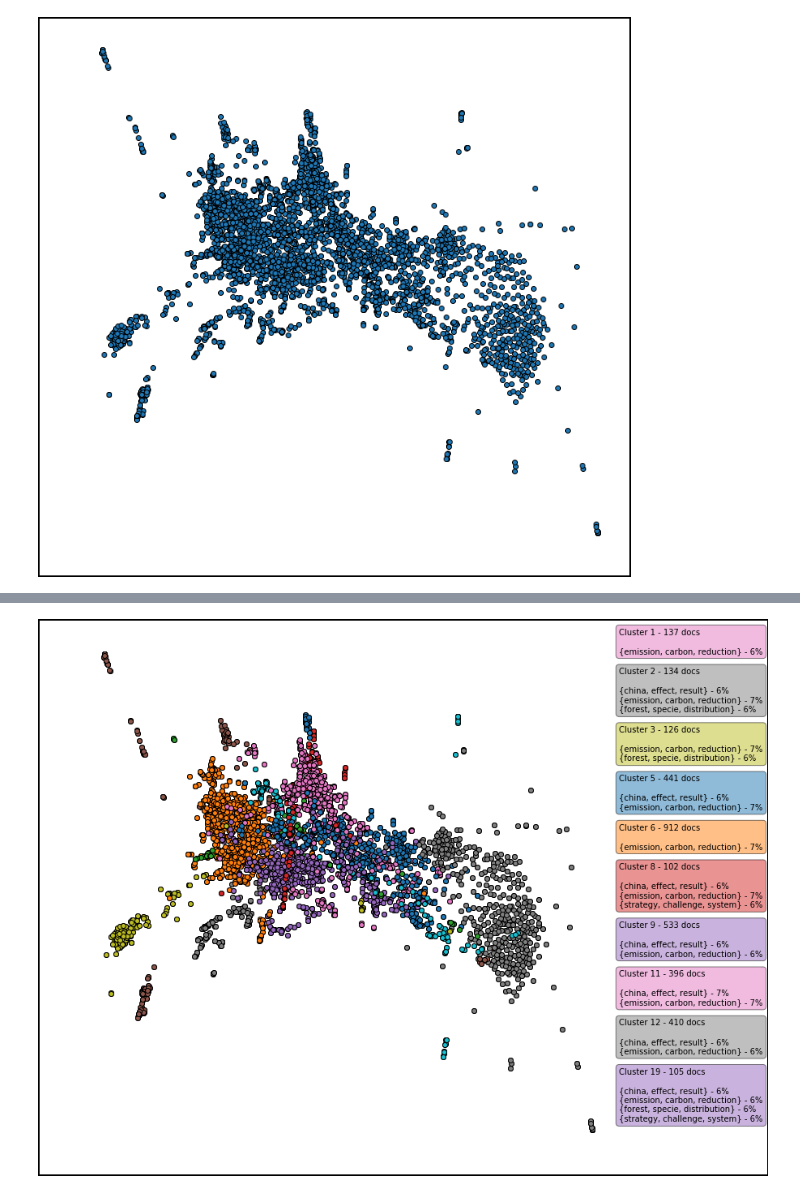
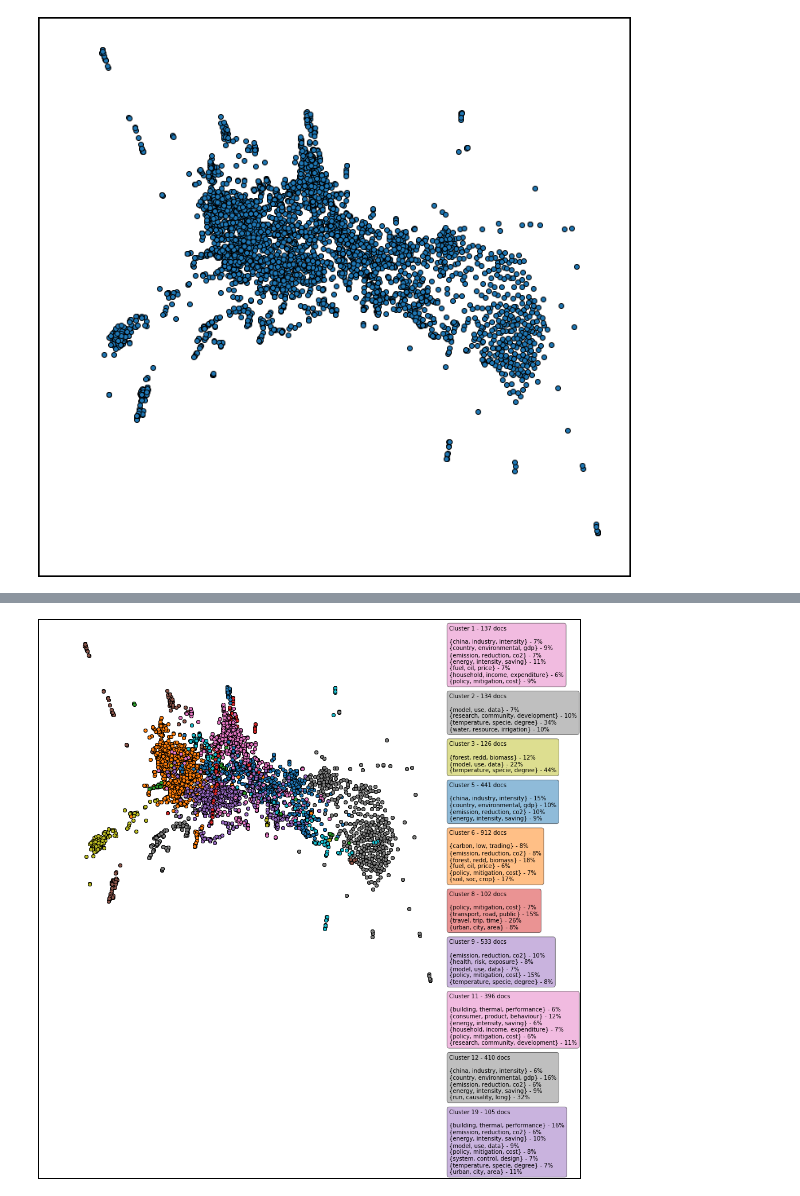
Before and after one commit to mcc-apsis/energy-demand-landscape, a Jupyter notebook: bibliographic_coupling.ipynb, the cells around one changed output, grey strips where cells are left out. Drawn from its saved outputs; the diff is of its cells as text; code cells hidden in the pictures.

Commit message:
fix cluster labelling

```diff
--- a/bibliographic_coupling.ipynb
+++ b/bibliographic_coupling.ipynb
@@ -159,26 +163,26 @@ clusters = g.community_fastgreedy(weights="weight")
 cl = clusters.as_clustering()
 # %%
 def summarise_cluster(cl, rev_m_dict, qs, c_threshold):
-    ids = [rev_m_dict[x] for x in cl]
+    ids = [g.vs[x]["doc_id"] for x in cl]
     docs = Doc.objects.filter(
         pk__in=ids,
         query__in=qs
     ).values('query__title').annotate(
         n=Count('pk')
-    )
+    ).order_by('-n')
     df = pd.DataFrame.from_dict(list(docs))
     df['pc'] = round(df['n'] / df['n'].sum(),2)
     t = "\n".join([f"{r['query__title']} - {r['pc']:.0%}" for i,r in df.iterrows() if r['pc']>c_threshold])
     return t
 
 def summarise_topic_cluster(cl, rev_m_dict, run_id, c_threshold):
-    ids = [rev_m_dict[x] for x in cl]
+    ids = [g.vs[x]["doc_id"] for x in cl]
     docs = Doc.objects.filter(
         pk__in=ids,
         doctopic__run_id=run_id
     ).values('doctopic__topic__title').annotate(
         n=Sum('doctopic__score')
-    )
+    ).order_by
     df = pd.DataFrame.from_dict(list(docs))
     df['pc'] = round(df['n'] / df['n'].sum(),2)
     t = "\n".join([f"{r['doctopic__topic__title']} - {r['pc']:.0%}" for i,r in df.iterrows() if r['pc']>c_threshold])
@@ -301,28 +307,23 @@ plt.show()
 # %%
-
-p2 = Project.objects.get(pk=148)
-qs2 = p2.query_set.filter(
-    database="WoS",title__iregex="^[a-z]\."
-).order_by('title')
-all_qs = list(qs)+list(qs2)
+# This time I want the clusters labelled by topic
 
 fig, ax = plt.subplots(figsize=(12,12),edgecolor="black",frameon=True,linewidth=4)
 
 draw_network(
     ax, g, positions, [], clusters=cl,
-    rev_m_dict=rev_m_dict, run_id=1655,
+    rev_m_dict=rev_m_dict, run_id=1691,
     min_c_size=100, # Only label clusters with more than this number of documents
     pos="right",
     c_threshold=0.05,
     v_padding=50
 )
 
 plt.savefig(f"plots/citation_networks/bibgraph_couple_forceatlas_fastgreedy_topics_{qid}.svg")
 plt.savefig(
     f"plots/citation_networks/bibgraph_couple_forceatlas_fastgreedy_topics_{qid}.png",
     bbox_inches="tight"
 )
 
 plt.show()
 # %% [output]
-[figure, old version]
+[figure, new version]
```
Also changed, not shown: parts of 2 cells of this notebook, 4 other files.
